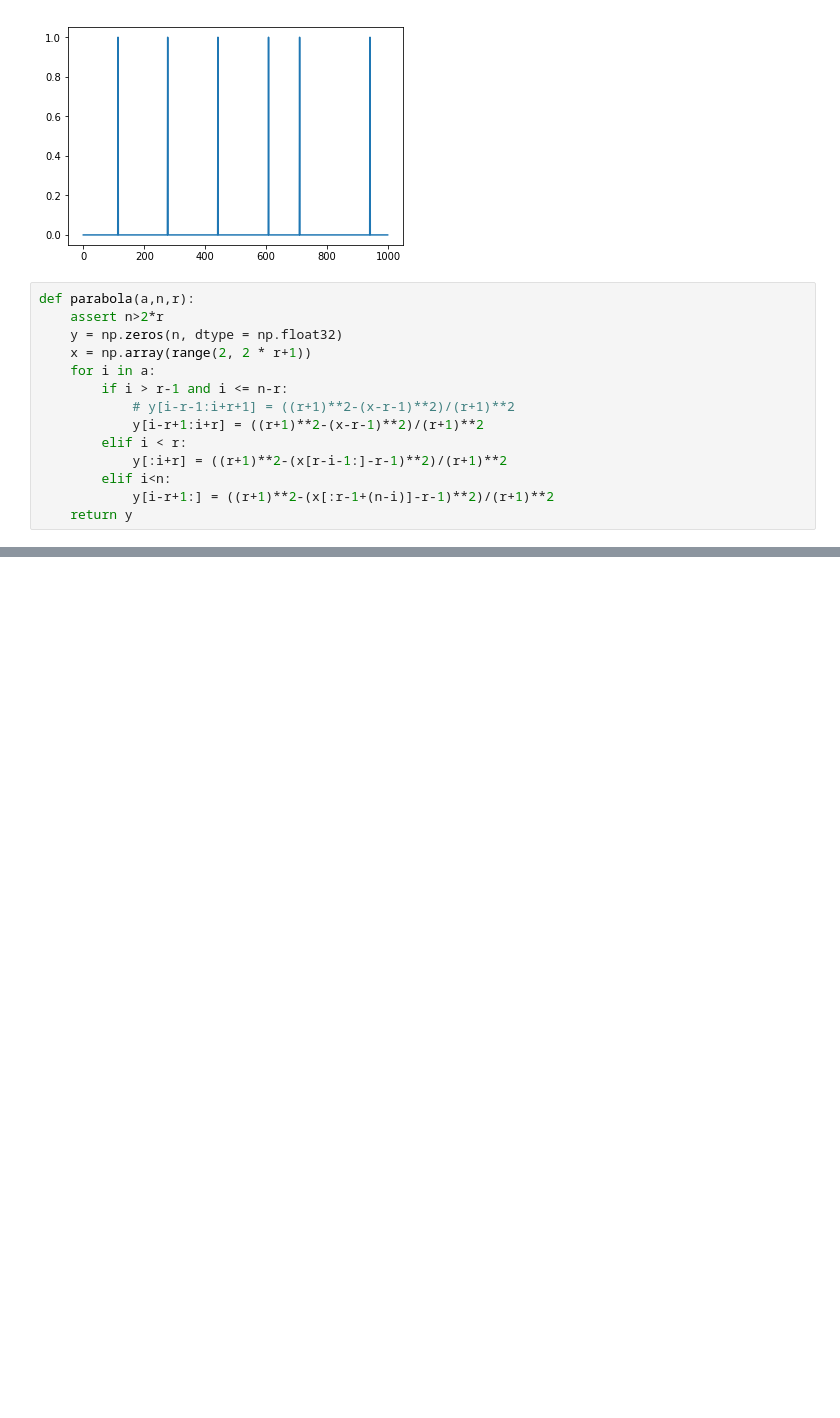
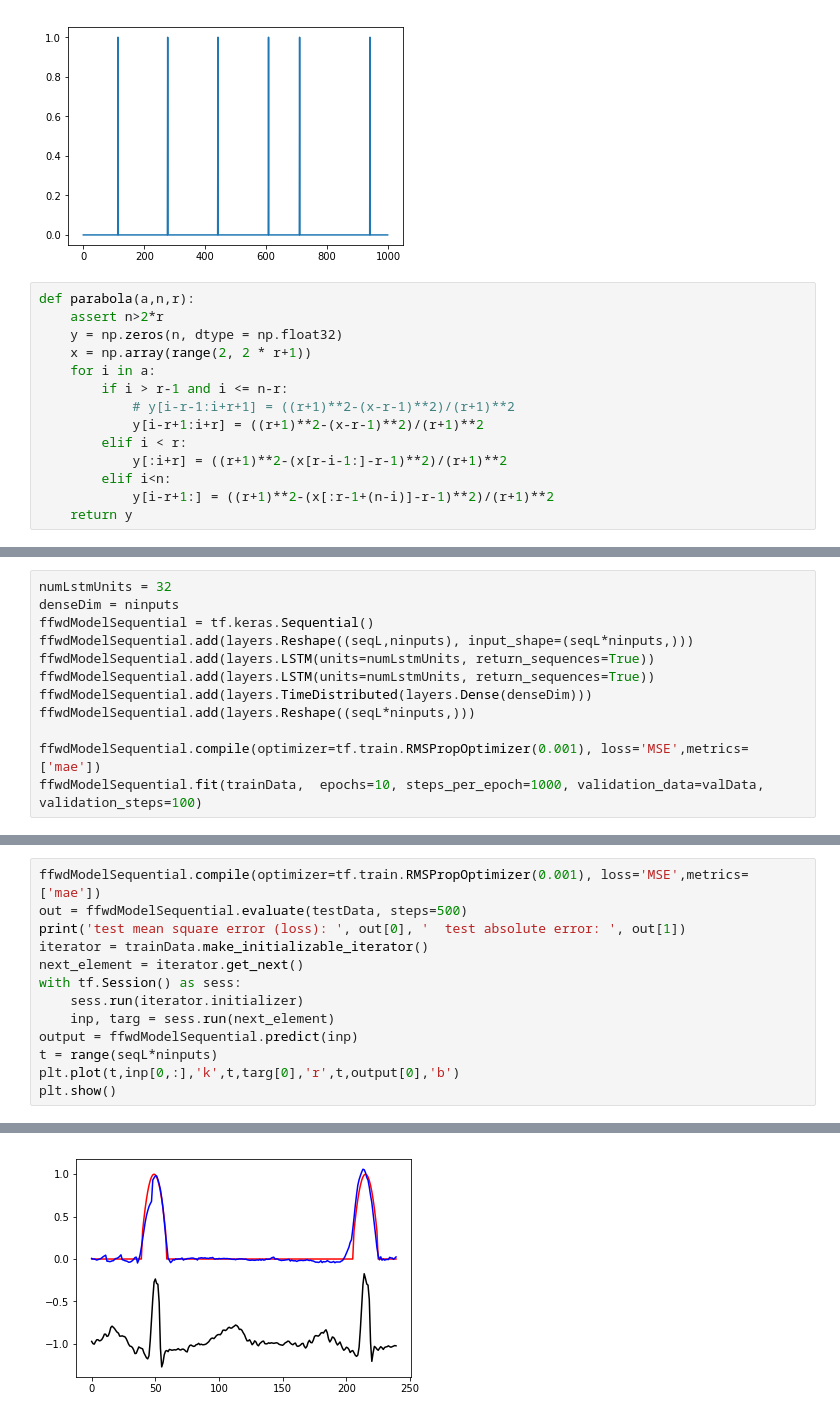
Before and after one commit to jells123/QRS-Detection, a Jupyter notebook: QRS-detectors.ipynb, the cells around one changed output, grey strips where cells are left out. Cells and saved outputs as stored; diff of their text form; blank space fills up the shorter version.

```diff
--- a/QRS-detectors.ipynb
+++ b/QRS-detectors.ipynb
@@ -261,0 +289,12 @@ TypeError: Error when checking model input: data should be a Numpy array, or lis
+# %%
+numLstmUnits = 32
+denseDim = ninputs
+ffwdModelSequential = tf.keras.Sequential()
+ffwdModelSequential.add(layers.Reshape((seqL,ninputs), input_shape=(seqL*ninputs,)))
+ffwdModelSequential.add(layers.LSTM(units=numLstmUnits, return_sequences=True))
+ffwdModelSequential.add(layers.LSTM(units=numLstmUnits, return_sequences=True))
+ffwdModelSequential.add(layers.TimeDistributed(layers.Dense(denseDim)))
+ffwdModelSequential.add(layers.Reshape((seqL*ninputs,)))
+
+ffwdModelSequential.compile(optimizer=tf.train.RMSPropOptimizer(0.001), loss='MSE',metrics=['mae'])
+ffwdModelSequential.fit(trainData,  epochs=10, steps_per_epoch=1000, validation_data=valData, validation_steps=100)
@@ -261,0 +323,14 @@ TypeError: Error when checking model input: data should be a Numpy array, or lis
+# %%
+ffwdModelSequential.compile(optimizer=tf.train.RMSPropOptimizer(0.001), loss='MSE',metrics=['mae'])
+out = ffwdModelSequential.evaluate(testData, steps=500)
+print('test mean square error (loss): ', out[0], '  test absolute error: ', out[1])
+iterator = trainData.make_initializable_iterator()
+next_element = iterator.get_next()
+with tf.Session() as sess:
+    sess.run(iterator.initializer)
+    inp, targ = sess.run(next_element)
+output = ffwdModelSequential.predict(inp)
+t = range(seqL*ninputs)
+plt.plot(t,inp[0,:],'k',t,targ[0],'r',t,output[0],'b')
+plt.show()
+# %% [output]
@@ -261,0 +339 @@ TypeError: Error when checking model input: data should be a Numpy array, or lis
+[figure, added]
```
Also changed, not shown: parts of 12 cells of this notebook.
